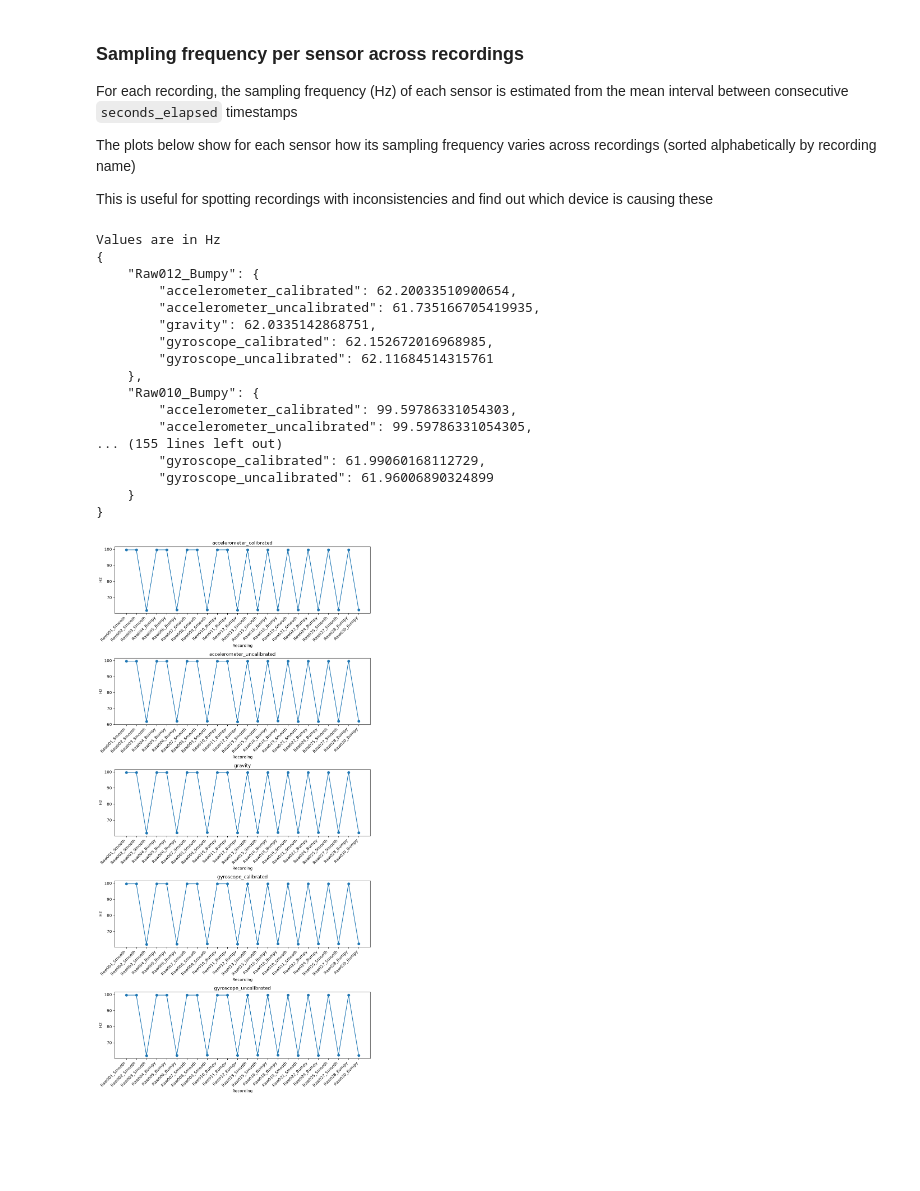
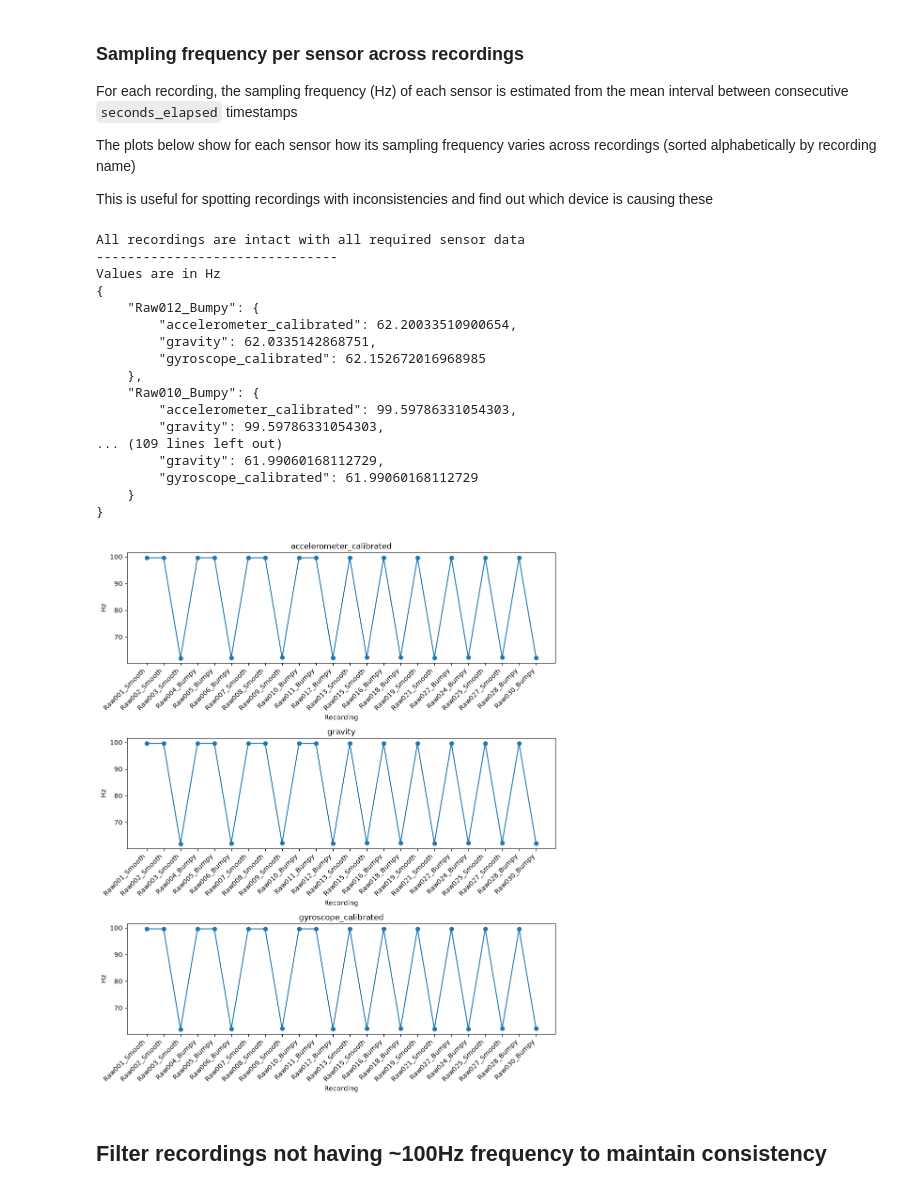
Before and after one commit to thesuacar/road-checker, a Jupyter notebook: notebook.ipynb, the cells around one changed output. Saved outputs shown, nothing was run; the diff lists cells and outputs as text; code cells hidden in the pictures; blank space fills up the shorter version.

Commit message:
Add logic for sensor data consolidation

```diff
--- a/notebook.ipynb
+++ b/notebook.ipynb
@@ -103,15 +103,16 @@ import json
 base_path_extracted = "data/extracted"
 data_file_mapping = {
     "accelerometer_calibrated" : "Accelerometer.csv",
-    "accelerometer_uncalibrated" : "AccelerometerUncalibrated.csv",
+    # "accelerometer_uncalibrated" : "AccelerometerUncalibrated.csv",
     "gravity" : "Gravity.csv",
     "gyroscope_calibrated": "Gyroscope.csv",
-    "gyroscope_uncalibrated": "GyroscopeUncalibrated.csv"
+    # "gyroscope_uncalibrated": "GyroscopeUncalibrated.csv"
 }
 
 csv_files = glob.glob("data/extracted/*/*.csv")
 
 recording_sensor_freq_mapping = {}
+missing_file_flag = []
 
 for file_path in csv_files:
     recording_name = file_path.split('/')[-2] + ''
@@ -123,46 +124,55 @@ for file_path in csv_files:
             sensor_sampling_frequency_hz = 1 / dt
             recording_sensor_freq_mapping[recording_name][sensor] = sensor_sampling_frequency_hz
         except FileNotFoundError as e:
+            missing_file_flag.append(str(e))
             continue
 
+if len(missing_file_flag):
+    print('\n'.join(missing_file_flag))
+else:
+    print('All recordings are intact with all required sensor data')
+
+print('-------------------------------')
 print("Values are in Hz")
 print(json.dumps(recording_sensor_freq_mapping, indent = 4, default = str))
 # %% [output]
+All recordings are intact with all required sensor data
+-------------------------------
 Values are in Hz
 {
     "Raw012_Bumpy": {
         "accelerometer_calibrated": 62.20033510900654,
-        "accelerometer_uncalibrated": 61.735166705419935,
         "gravity": 62.0335142868751,
-        "gyroscope_calibrated": 62.152672016968985,
-        "gyroscope_uncalibrated": 62.11684514315761
+        "gyroscope_calibrated": 62.152672016968985
     },
     "Raw010_Bumpy": {
         "accelerometer_calibrated": 99.59786331054303,
-        "accelerometer_uncalibrated": 99.59786331054305,
-... (155 lines left out)
-        "gyroscope_calibrated": 61.99060168112729,
-        "gyroscope_uncalibrated": 61.96006890324899
+        "gravity": 99.59786331054303,
+... (109 lines left out)
+        "gravity": 61.99060168112729,
+        "gyroscope_calibrated": 61.99060168112729
     }
 }
 # %%
 import matplotlib.pyplot as plt
 
-freq_df = pd.DataFrame(recording_sensor_freq_mapping).T.sort_index()
+recording_sensor_freq_df = pd.DataFrame(recording_sensor_freq_mapping).T.sort_index()
 
-sensors = freq_df.columns
+sensors = recording_sensor_freq_df.columns
 fig, axes = plt.subplots(len(sensors), 1, figsize=(10, 4 * len(sensors)))
 
 for ax, sensor in zip(axes, sensors):
-    ax.plot(freq_df.index, freq_df[sensor], marker='o')
+    ax.plot(recording_sensor_freq_df.index, recording_sensor_freq_df[sensor], marker='o')
     ax.set_ylabel("Hz")
     ax.set_title(sensor)
     ax.set_xlabel("Recording")
     ax.tick_params(axis='x', rotation=45)
     for label in ax.get_xticklabels():
         label.set_ha('right')
 
 plt.tight_layout()
 plt.show()
 # %% [output]
-[figure, old version]
+[figure, new version]
+# %% [markdown]
+## Filter recordings not having ~100Hz frequency to maintain consistency
```
Also changed, not shown: parts of 4 cells of this notebook, 1 other file.
